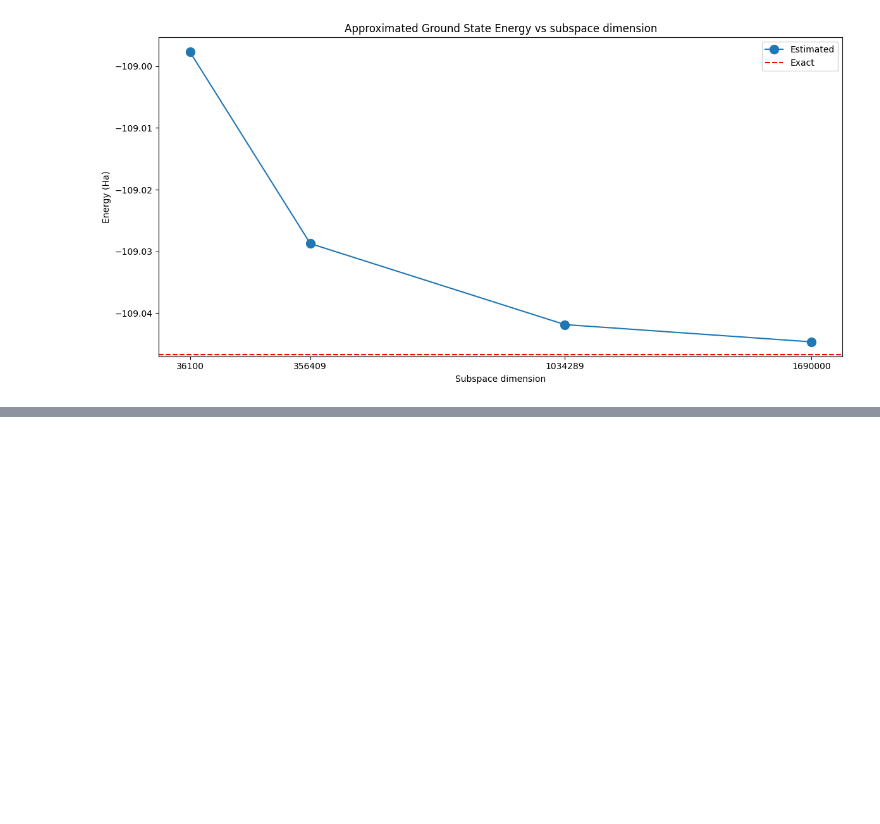
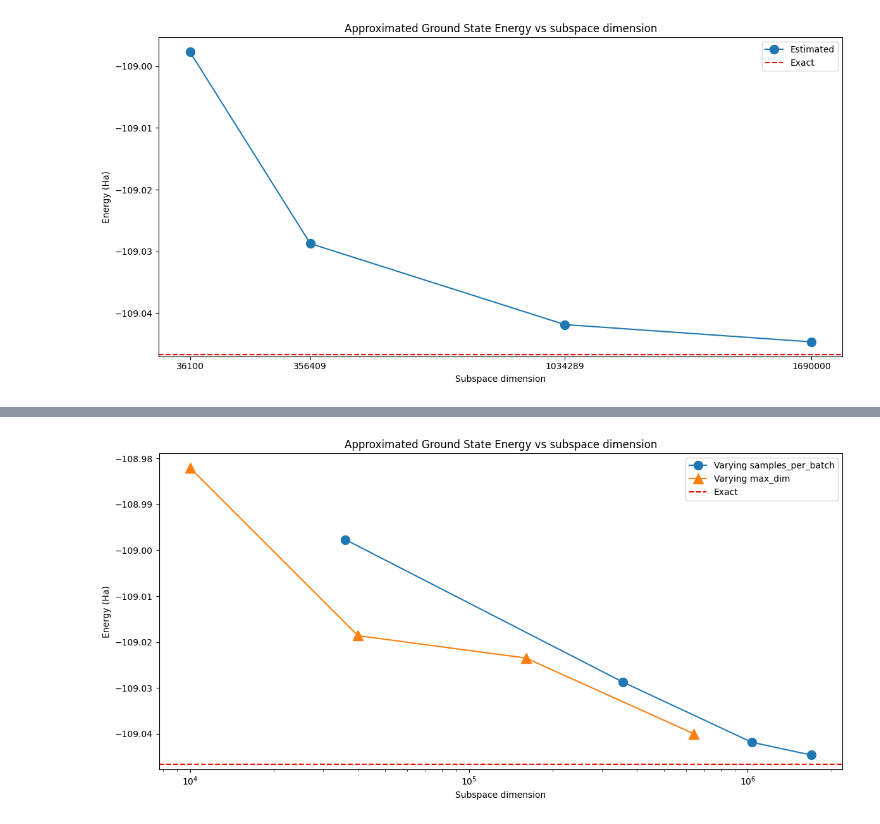
Before and after one commit to Qiskit/qiskit-addon-sqd, a Jupyter notebook: docs/guides/choose_subspace_dimension.ipynb, the cells around one changed output, grey strips where cells are left out. Saved outputs shown, nothing was run; the diff lists cells and outputs as text; code cells hidden in the pictures; blank space fills up the shorter version.

```diff
--- a/docs/guides/choose_subspace_dimension.ipynb
+++ b/docs/guides/choose_subspace_dimension.ipynb
@@ -118,0 +169,29 @@ plt.show()
+# %%
+fig, axs = plt.subplots(1, 1, figsize=(12, 6))
+
+axs.plot(
+    subspace_dimensions,
+    np.array(energies) + nuclear_repulsion_energy,
+    marker=".",
+    markersize=20,
+    label="Varying samples_per_batch",
+)
+axs.plot(
+    subspace_dimensions_max_dim,
+    np.array(energies_max_dim) + nuclear_repulsion_energy,
+    marker="^",
+    markersize=12,
+    label="Varying max_dim",
+)
+axs.axhline(y=exact_energy, color="red", linestyle="--", label="Exact")
+axs.set_xscale("log")
+axs.ticklabel_format(axis="y", useOffset=False)
+axs.set_title("Approximated Ground State Energy vs subspace dimension")
+axs.set_xlabel("Subspace dimension")
+axs.set_ylabel("Energy (Ha)")
+axs.legend()
+
+plt.tight_layout()
+plt.show()
+# %% [output]
+[figure, added]
```
Also changed, not shown: parts of 3 cells of this notebook, 2 other files.
